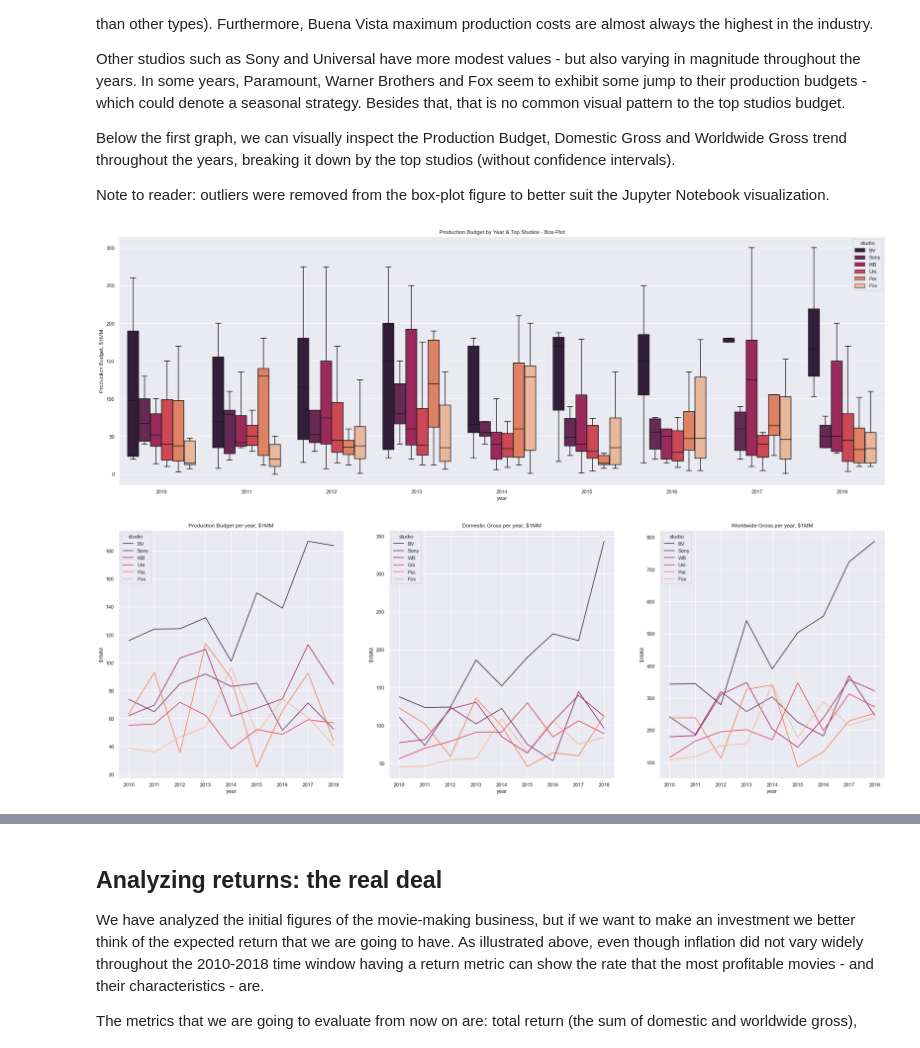
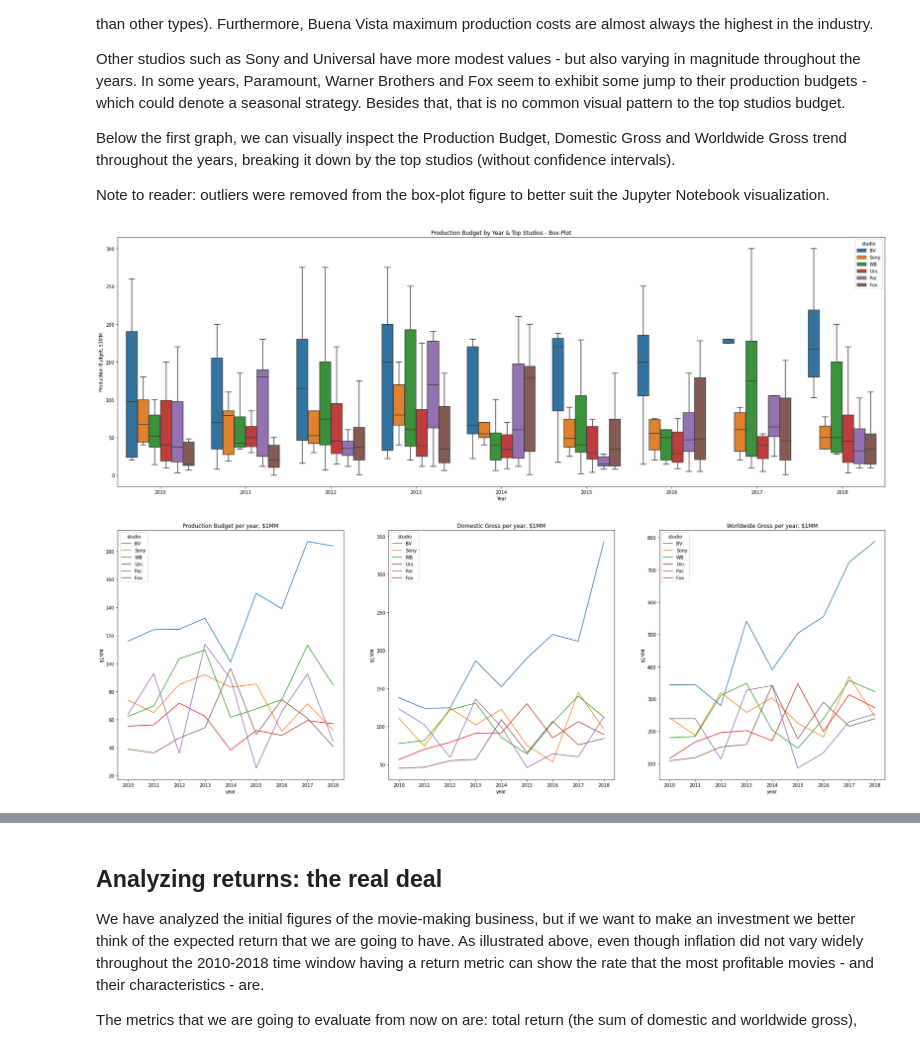
Before and after one commit to ovilar/phase_1-project, a Jupyter notebook: project.ipynb, the cells around one changed output, grey strips where cells are left out. Saved outputs shown, nothing was run; the diff lists cells and outputs as text; code cells hidden in the pictures.

```diff
--- a/project.ipynb
+++ b/project.ipynb
@@ -539,22 +586,21 @@ As such, I analyze the return on investment - which sweeps out this effect.
 # %%
 #VIZ using Seaborn
 fig, ax = plt.subplots(1,3, figsize = (30,10))
-sns.set_theme(palette = 'rocket')
 
 df['production million'] = df['production_budget']/1000000
 df['domestic million'] = df['domestic_gross']/1000000
 df['worldwide million'] = df['worldwide_gross']/1000000
 
 sns.histplot(ax = ax[0], data = df, x = 'production million', stat = 'frequency', bins = 20)
-ax[0].set(title = 'Production Budget Histogram, $1MM')
+ax[0].set_title('Production Budget Histogram, $1MM')
 ax[0].set_xlabel('Production Budget, $1MM')
 
 sns.histplot(ax = ax[1], data = df, x = 'domestic million', stat = 'frequency', bins = 20)
-ax[1].set(title = 'Domestic Gross Histogram, $1MM')
+ax[1].set_title('Domestic Gross Histogram, $1MM')
 ax[1].set_xlabel('Domestic Gross, $1MM')
 
 sns.histplot(ax = ax[2], data = df, x = 'worldwide million', stat = 'frequency', bins = 20)
-ax[2].set(title = 'Worldwide Gross Histogram, $1MM')
+ax[2].set_title('Worldwide Gross Histogram, $1MM')
 ax[2].set_xlabel('Worldwide Gross, $1MM')
 
 
@@ -564,14 +610,17 @@ plt.show()
 # %%
 #Line Graphs
 fig, ax = plt.subplots(1,3, figsize = (30,10))
-sns.set_theme(palette = 'rocket')
+
 sns.lineplot(ax = ax[0], data = df, y = 'production million', x='year')
-ax[0].set(title='Production Budget per year, $1MM', ylabel = '$1MM')
+ax[0].set(title='Production Budget per year, $1MM')
+ax[0].set_ylabel('$1MM')
 
 sns.lineplot(ax = ax[1], data = df, y = 'domestic million', x='year')
-ax[1].set(title = 'Domestic Gross per year, $1MM', ylabel = '$1MM')
+ax[1].set_title('Domestic Gross per year, $1MM')
+ax[1].set_ylabel('$1MM')
 
 sns.lineplot(ax = ax[2], data = df, y = 'worldwide million', x='year')
-ax[2].set(title = 'Worldwide Gross per year, $1MM', ylabel = '$1MM')
+ax[2].set_title('Worldwide Gross per year, $1MM')
+ax[2].set_ylabel('$1MM')
 plt.show()
 # %% [output]
@@ -608,28 +657,34 @@ Note to reader: outliers were removed from the box-plot figure to better suit th
 # %%
 #Box-Plot, now analyzing the top studios per year - more than 50 entries
 top_list = ['Fox', 'WB', 'Uni.', 'BV', 'Sony', 'Par.']
 
 idx = counts[counts.gt(50)].index
 
 df_top = df.loc[df['studio'].isin(idx)]
 
 fig, ax = plt.subplots(figsize = (30,10))
 sns.boxplot(x ='year', y = 'production million', hue = 'studio', data = df_top, showfliers = False)
-ax.set(title = 'Production Budget by Year & Top Studios - Box-Plot', ylabel = 'Production Budget, $1MM');
+ax.set_title('Production Budget by Year & Top Studios - Box-Plot')
+ax.set_ylabel('Production Budget, $1MM')
+ax.set_xlabel('Year');
 # %% [output]
-[figure, old version]
+[figure, new version]
 # %%
 #Line Graphs
 fig, ax = plt.subplots(1,3, figsize = (30,10))
-sns.set_theme(palette = 'rocket')
+
 sns.lineplot(ax = ax[0], data = df_top, y = 'production million', x='year', hue = 'studio', ci = None)
-ax[0].set(title='Production Budget per year, $1MM', ylabel = '$1MM')
+ax[0].set_title('Production Budget per year, $1MM')
+ax[0].set_ylabel('$1MM')
 
 sns.lineplot(ax = ax[1], data = df_top, y = 'domestic million', x='year', hue = 'studio', ci = None)
-ax[1].set(title = 'Domestic Gross per year, $1MM', ylabel = '$1MM')
+ax[1].set_title('Domestic Gross per year, $1MM')
+ax[1].set_ylabel('$1MM')
 
 sns.lineplot(ax = ax[2], data = df_top, y = 'worldwide million', x='year', hue = 'studio', ci = None)
-ax[2].set(title = 'Worldwide Gross per year, $1MM', ylabel = '$1MM')
+ax[2].set_title('Worldwide Gross per year, $1MM')
+ax[2].set_ylabel('$1MM')
+
 plt.show()
 # %% [output]
-[figure, old version]
+[figure, new version]
```
Also changed, not shown: parts of 27 cells of this notebook, 1 other file.
